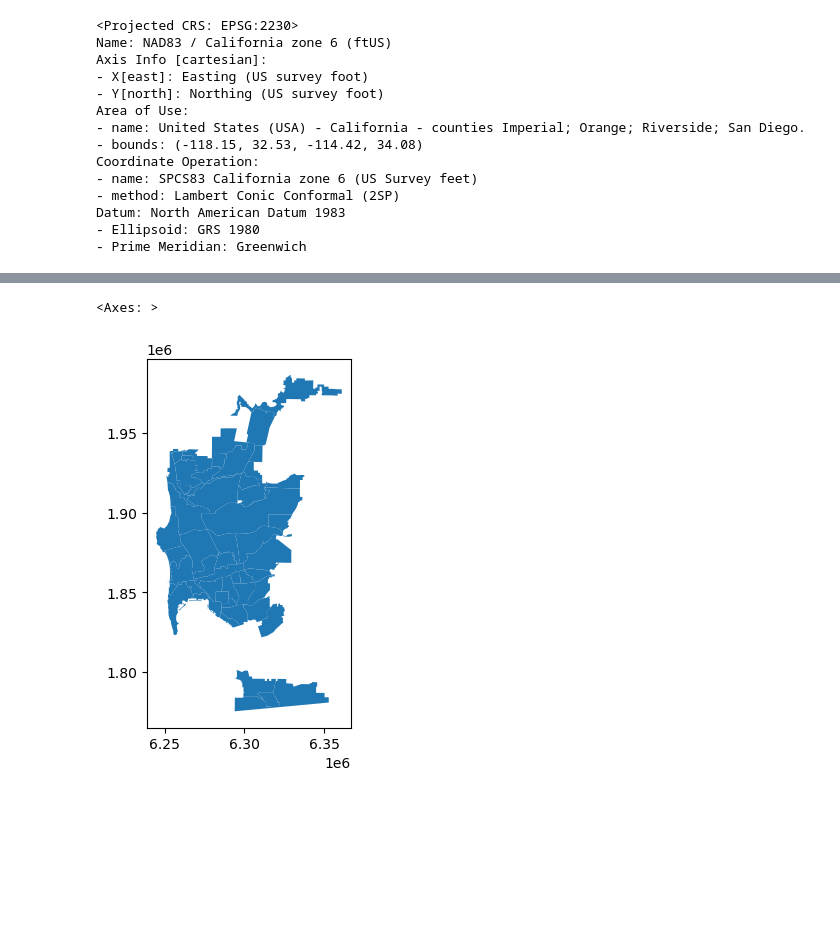
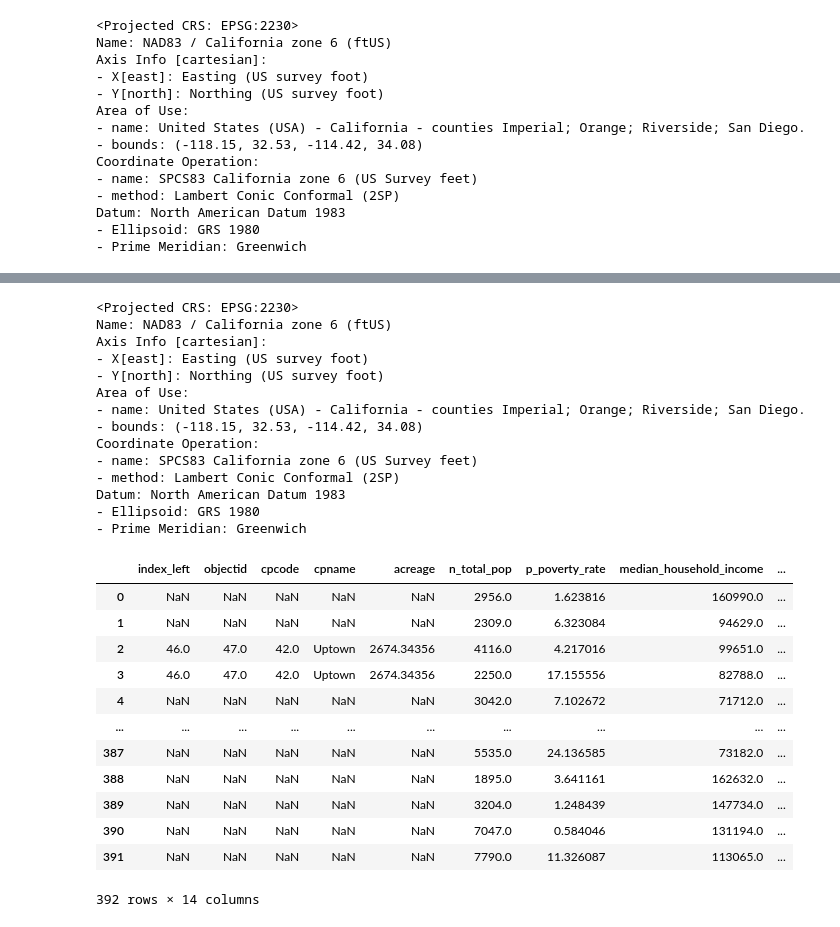
Before and after one commit to robertl0500/15-minute-analysis, a Jupyter notebook: 15-minute-package/Project_maps.ipynb, the cells around one changed output, grey strips where cells are left out. Saved outputs shown, nothing was run; the diff lists cells and outputs as text; code cells hidden in the pictures; blank space fills up the shorter version.

```diff
--- a/15-minute-package/Project_maps.ipynb
+++ b/15-minute-package/Project_maps.ipynb
@@ -178,2 +302,5 @@ sd_demo.plot(column='area', legend=True)
 # %%
-nei = gpd.read_file('~/15_Project/nei/cmty_plan_datasd.shx')
+neigh = gpd.read_file('~/15_Project/nei/cmty_plan_datasd.shx')
+# %%
+sd_demo_variables = gpd.GeoDataFrame(sd_demo[analysis_variables], geometry=sd_demo['geometry'])
+sd_demo_variables
@@ -180,5 +321,34 @@ nei = gpd.read_file('~/15_Project/nei/cmty_plan_datasd.shx')
+# %%
+sd_demo_variables.crs
+# %% [output]
+<Projected CRS: EPSG:2230>
+Name: NAD83 / California zone 6 (ftUS)
+Axis Info [cartesian]:
+- X[east]: Easting (US survey foot)
+- Y[north]: Northing (US survey foot)
+Area of Use:
+- name: United States (USA) - California - counties Imperial; Orange; Riverside; San Diego.
+- bounds: (-118.15, 32.53, -114.42, 34.08)
+Coordinate Operation:
+- name: SPCS83 California zone 6 (US Survey feet)
+- method: Lambert Conic Conformal (2SP)
+Datum: North American Datum 1983
+- Ellipsoid: GRS 1980
+- Prime Meridian: Greenwich
 # %%
-nei.plot()
+neigh_overlay = gpd.sjoin(neigh, sd_demo_variables, how='right', predicate='contains')
+neigh_overlay
 # %% [output]
+|  | index_left | objectid | cpcode | cpname | acreage | n_total_pop | p_poverty_rate | median_household_income | ... |
+| 0 | NaN | NaN | NaN | NaN | NaN | 2956.0 | 1.623816 | 160990.0 | ... |
+| 1 | NaN | NaN | NaN | NaN | NaN | 2309.0 | 6.323084 | 94629.0 | ... |
+| 2 | 46.0 | 47.0 | 42.0 | Uptown | 2674.34356 | 4116.0 | 4.217016 | 99651.0 | ... |
+| 3 | 46.0 | 47.0 | 42.0 | Uptown | 2674.34356 | 2250.0 | 17.155556 | 82788.0 | ... |
+| 4 | NaN | NaN | NaN | NaN | NaN | 3042.0 | 7.102672 | 71712.0 | ... |
+| ... | ... | ... | ... | ... | ... | ... | ... | ... | ... |
+| 387 | NaN | NaN | NaN | NaN | NaN | 5535.0 | 24.136585 | 73182.0 | ... |
+| 388 | NaN | NaN | NaN | NaN | NaN | 1895.0 | 3.641161 | 162632.0 | ... |
+| 389 | NaN | NaN | NaN | NaN | NaN | 3204.0 | 1.248439 | 147734.0 | ... |
+| 390 | NaN | NaN | NaN | NaN | NaN | 7047.0 | 0.584046 | 131194.0 | ... |
+| 391 | NaN | NaN | NaN | NaN | NaN | 7790.0 | 11.326087 | 113065.0 | ... |
-<Axes: >
+392 rows × 14 columns
-[figure, removed]
```
Also changed, not shown: parts of 28 cells of this notebook, 51 other files.
